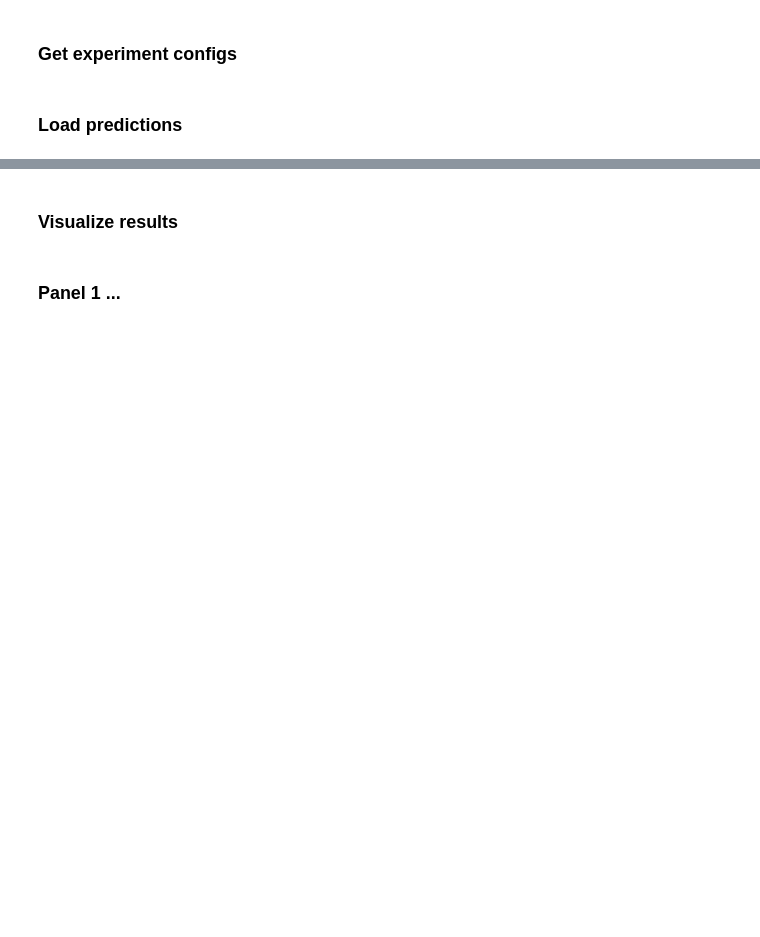
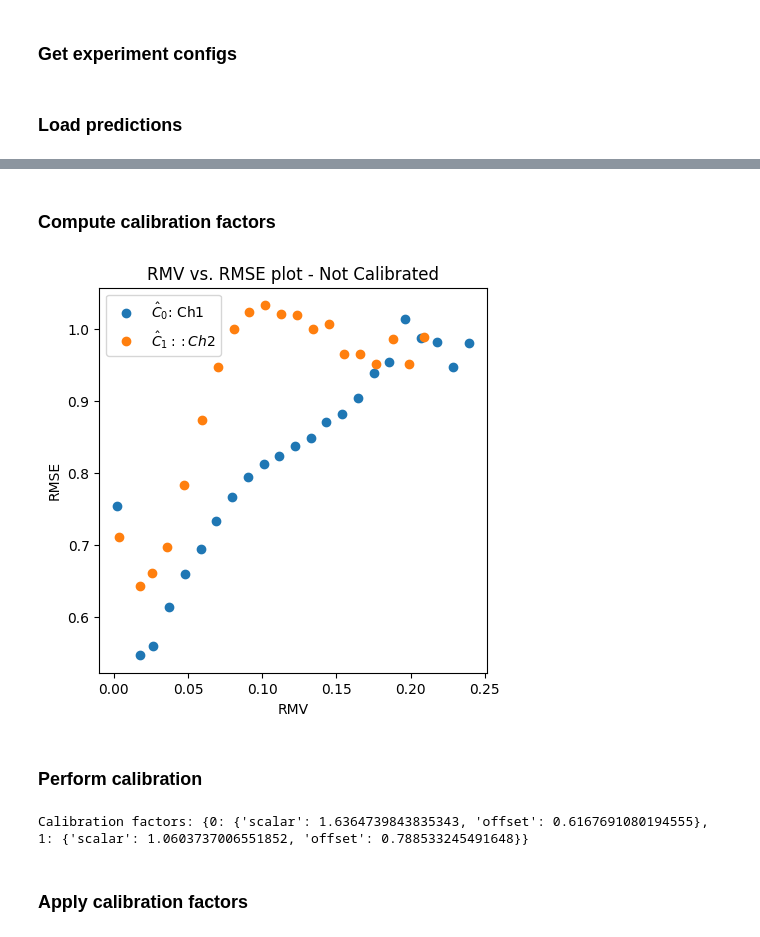
Before and after one commit to CAREamics/microSplit-reproducibility, a Jupyter notebook: examples/2D/Pavia_P24/03_calibration.ipynb, the cells around one changed output, grey strips where cells are left out. Cells and saved outputs as stored; diff of their text form; code cells hidden in the pictures; blank space fills up the shorter version.

```diff
--- a/examples/2D/Pavia_P24/03_calibration.ipynb
+++ b/examples/2D/Pavia_P24/03_calibration.ipynb
@@ -95,3 +87,12 @@ experiment_config = get_algorithm_config(
 )
 # %% [markdown]
 ### Load predictions
+# %%
+predictions = {}
+stds = {}
+for filename in os.listdir("predictions"):
+    if filename.startswith("std"):
+        file_id = filename.split("_", maxsplit=1)[1].split(".")[0]
+        stds[file_id] = tifffile.imread(f"predictions/{filename}")
+    else:
+        predictions[file_id] = tifffile.imread(f"predictions/{filename}")
@@ -98,17 +101,28 @@ experiment_config = get_algorithm_config(
+# %%
+data_stats = experiment_params["data_stats"]
+
+# Index of file to visualize
+file_idx = 1
+
+# Filename by index
+filename_idx = test_dset.dsets[file_idx]._fpath.split("/")[-1].split(".")[0]
+target = test_dset.dsets[file_idx]._data
+prediction = predictions[filename_idx]
+std = stds[filename_idx]
+
+sep_mean = np.transpose(data_stats[0].numpy(), axes=(0, 2, 3, 1))
+sep_std = np.transpose(data_stats[1].numpy(), axes=(0, 2, 3, 1))
+
+target_normalized = (target - sep_mean)/ sep_std
 # %%
 # NOTE: Recall the `pred_std` here is the pixel-wise std of the mmse_count many predictions
 calib = Calibration(
     num_bins=30,
-    mode='pixelwise'
 )
 native_stats = calib.compute_stats(
-    pred=predictions,
-    pred_logvar=pred_std,
+    pred=prediction,
+    pred_std=std,
     target=target_normalized
 )
 count = np.array(native_stats[0]['bin_count'])
 count = count / count.sum()
-# print(count.cumsum()[:-1])
-plt.plot(native_stats[0]['rmv'][1:-1], native_stats[0]['rmse'][1:-1], 'o')
-plt.title("RMV vs. RMSE plot - Not Calibrated")
-plt.xlabel('RMV'), plt.ylabel('RMSE')
@@ -206,4 +129,18 @@ try:
-# %% [markdown]
-### Visualize results
-# %% [markdown]
-### Panel 1 ...
+# %% [markdown]
+### Compute calibration factors
+# %%
+_,ax = plt.subplots(figsize=(5,5))
+plt.title("RMV vs. RMSE plot - Not Calibrated")
+plot_calibration(ax, native_stats)
+# %% [output]
+[figure, added]
+# %% [markdown]
+### Perform calibration
+# %%
+# Compute calibration factors for the channels
+calib_factors, factors_array = calib.get_calibrated_factor_for_stdev()
+print(f"Calibration factors: {calib_factors}")
+# %% [output]
+Calibration factors: {0: {'scalar': 1.6364739843835343, 'offset': 0.6167691080194555}, 1: {'scalar': 1.0603737006551852, 'offset': 0.788533245491648}}
+# %% [markdown]
+### Apply calibration factors
```
Also changed, not shown: parts of 8 cells of this notebook, 9 other files.
